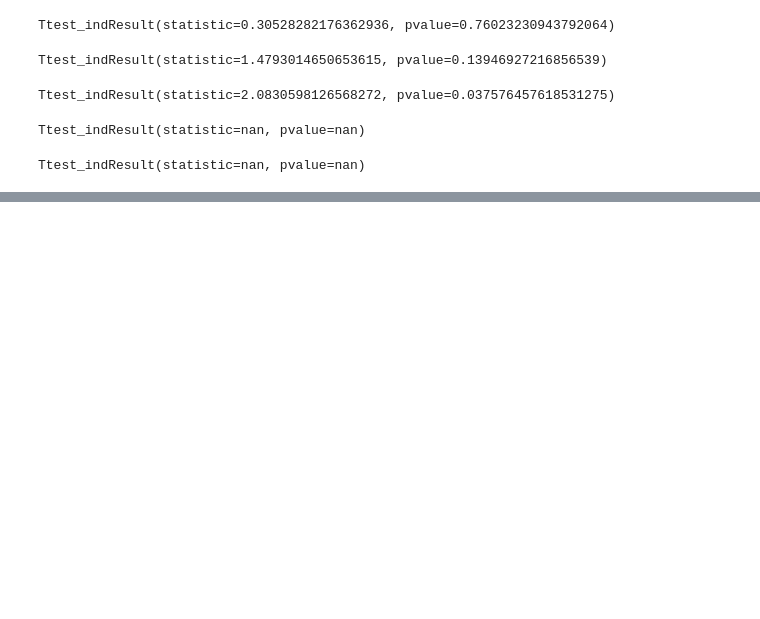
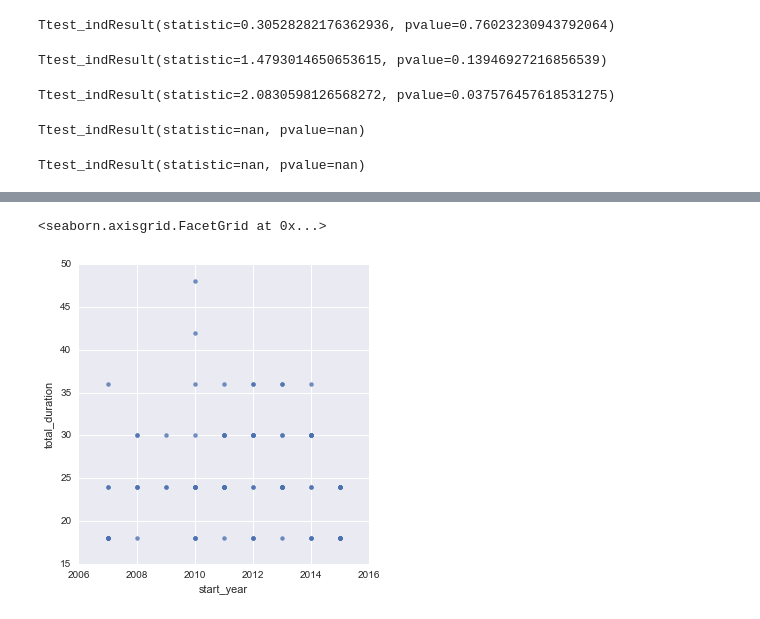
Before and after one commit to meryemmhamdi1/Gokcen_Meryem_Riyadh_ADA, a Jupyter notebook: HW2.ipynb, the cells around one changed output, grey strips where cells are left out. Saved outputs shown, nothing was run; the diff lists cells and outputs as text; code cells hidden in the pictures; blank space fills up the shorter version.

```diff
--- a/HW2.ipynb
+++ b/HW2.ipynb
@@ -476,0 +510,5 @@ Ttest_indResult(statistic=nan, pvalue=nan)
+# %%
+sns.lmplot("start_year", "total_duration", data=data_female, fit_reg=False)
+# %% [output]
+<seaborn.axisgrid.FacetGrid at 0x...>
+[figure, added]
```
Also changed, not shown: parts of 16 cells of this notebook.
